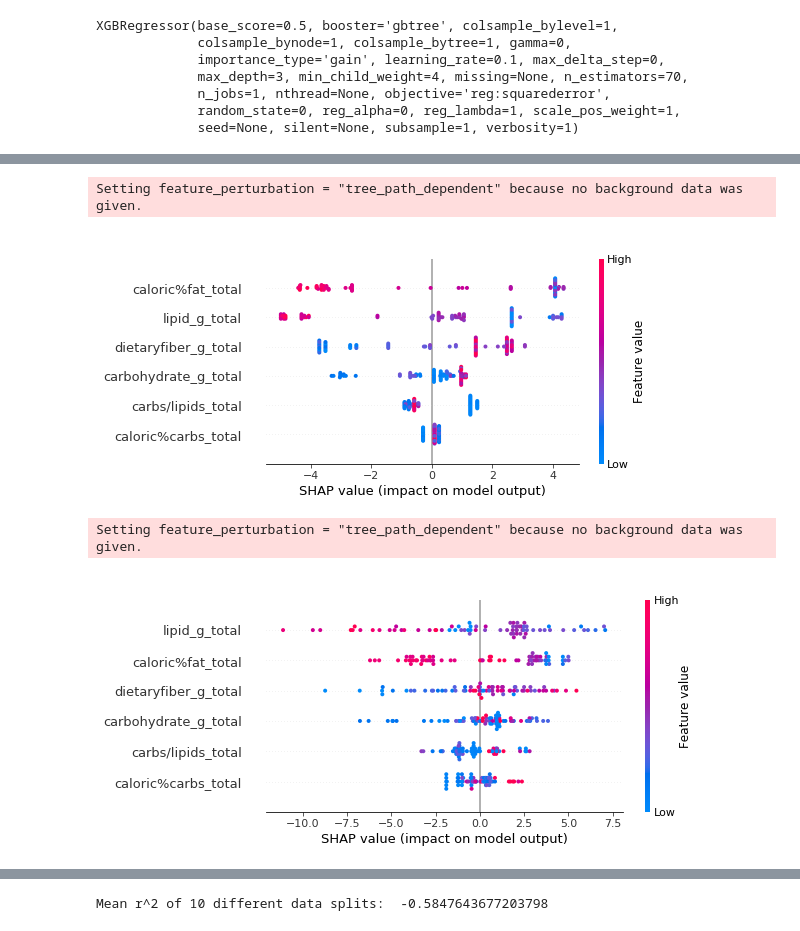
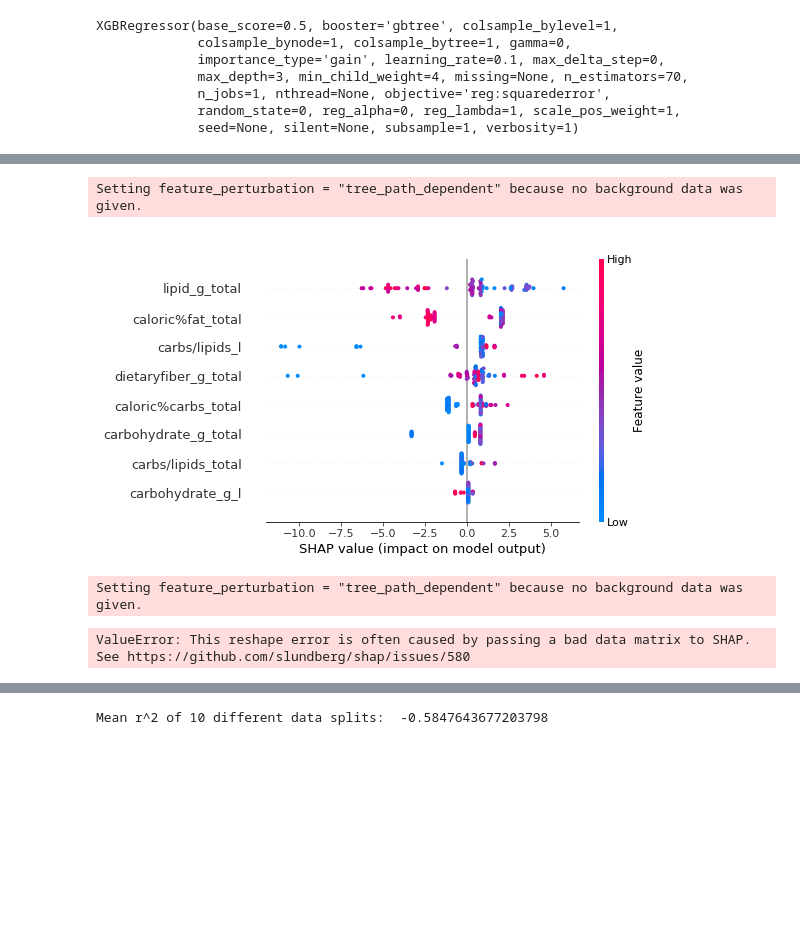
Before and after one commit to ElviraMingazova/MA_Thesis, a Jupyter notebook: Predictions from the diet and personal features.ipynb, the cells around one changed output, grey strips where cells are left out. Drawn from its saved outputs; the diff is of its cells as text; code cells hidden in the pictures; blank space fills up the shorter version.

Commit message:
personalized predictions second example

```diff
--- a/Predictions from the diet and personal features.ipynb
+++ b/Predictions from the diet and personal features.ipynb
@@ -2147,12 +2162,12 @@ Series.base is deprecated and will be removed in a future version
 # %%
 X_y_df = rc_91050[['carbohydrate_g_total',
        'dietaryfiber_g_total',  'lipid_g_total',
-       'carbs/lipids_total', 'caloric%carbs_total', 'caloric%fat_total', 'wakeup_glucose']]
+       'carbs/lipids_total', 'caloric%carbs_total', 'caloric%fat_total','carbohydrate_g_l','carbs/lipids_l', 'wakeup_glucose']]
 
 # lm = LinearRegression()
 xgbr1 = xgb.XGBRegressor(objective ='reg:squarederror', learning_rate = 0.1,
-            max_depth = 3, n_estimators = 70, min_child_weight=4,
-            colsample_bytree=1)
+            max_depth = 2, n_estimators = 40, min_child_weight=4,
+            colsample_bytree=0.9)
 X,y = X_y_df.iloc[:,0:-1], X_y_df.iloc[:,-1]
 X_train, X_test, y_train, y_test=train_test_split(X, y, test_size=0.2, random_state=11)
 bins = np.linspace(0, y.shape[0], 50)
@@ -2176,13 +2191,14 @@ for ind in y.index:
 print(pearsonr(pred_real['y_pred'], pred_real['y_test']))
 
 fig, ax = plt.subplots()
-ax.scatter(pred_real['y_test'], pred_real['y_pred'], c='teal', s=20)
+ax.scatter(pred_real['y_test'], pred_real['y_pred'], c='teal', s=20, label='personalized model')
 ax.plot([y.min(), y.max()], [y.min(), y.max()], 'k--', lw=2)
 ax.set_xlabel('True WG (mg/dl)')
 ax.set_ylabel('Predicted WG (mg/dl)')
-plt.savefig('figures/91050_prediction', dpi=150)
+plt.legend(loc='lower right')
+plt.savefig('figures/91050_prediction_personalized', dpi=150)
 plt.show()
-# xgbr1.fit(X_train, y_train)
+xgbr1.fit(X, y)
 # y_pred = xgbr1.predict(X_test)
 # print(r2_score(y_test, y_pred))
 # %% [output]
@@ -2192,16 +2216,16 @@ Series.base is deprecated and will be removed in a future version
 # %%
-shap_values = shap.TreeExplainer(xgbr).shap_values(X_train)
+shap_values = shap.TreeExplainer(xgbr1).shap_values(X_train)
 plt.figure()
 shap.summary_plot(shap_values, X_train, show=False)
 plt.tight_layout()
 plt.savefig('figures/SHAP_91050')
 # %% [output]
 Setting feature_perturbation = "tree_path_dependent" because no background data was given.
-[figure, old version]
+[figure, new version]
 # %%
-shap_values = shap.TreeExplainer(xgbr1).shap_values(X_train)
+shap_values = shap.TreeExplainer(xgbr).shap_values(X)
 plt.figure()
-shap.summary_plot(shap_values, X_train, show=False)
+shap.summary_plot(shap_values, X, show=False)
 # %% [output]
 Setting feature_perturbation = "tree_path_dependent" because no background data was given.
-[figure, removed]
+ValueError: This reshape error is often caused by passing a bad data matrix to SHAP. See https://github.com/slundberg/shap/issues/580
```
Also changed, not shown: parts of 14 cells of this notebook, 2 other files.
